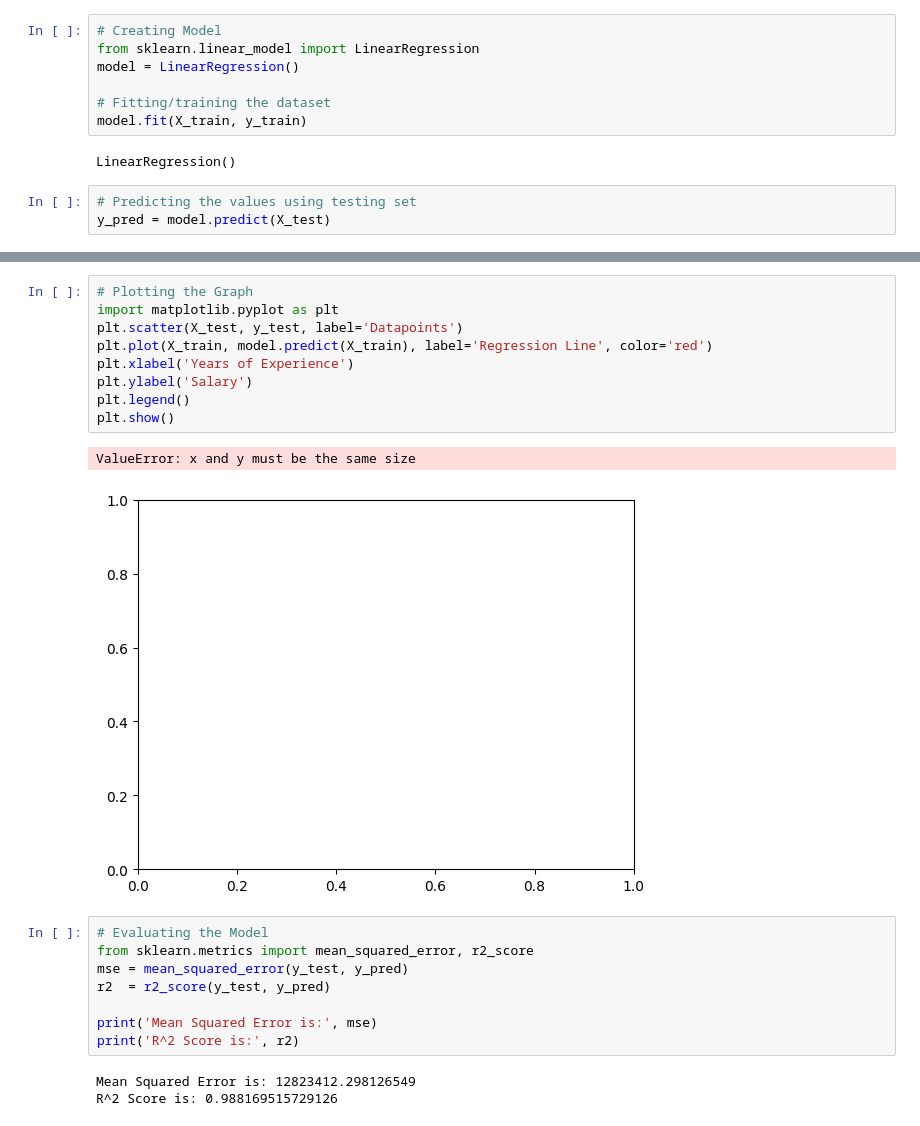
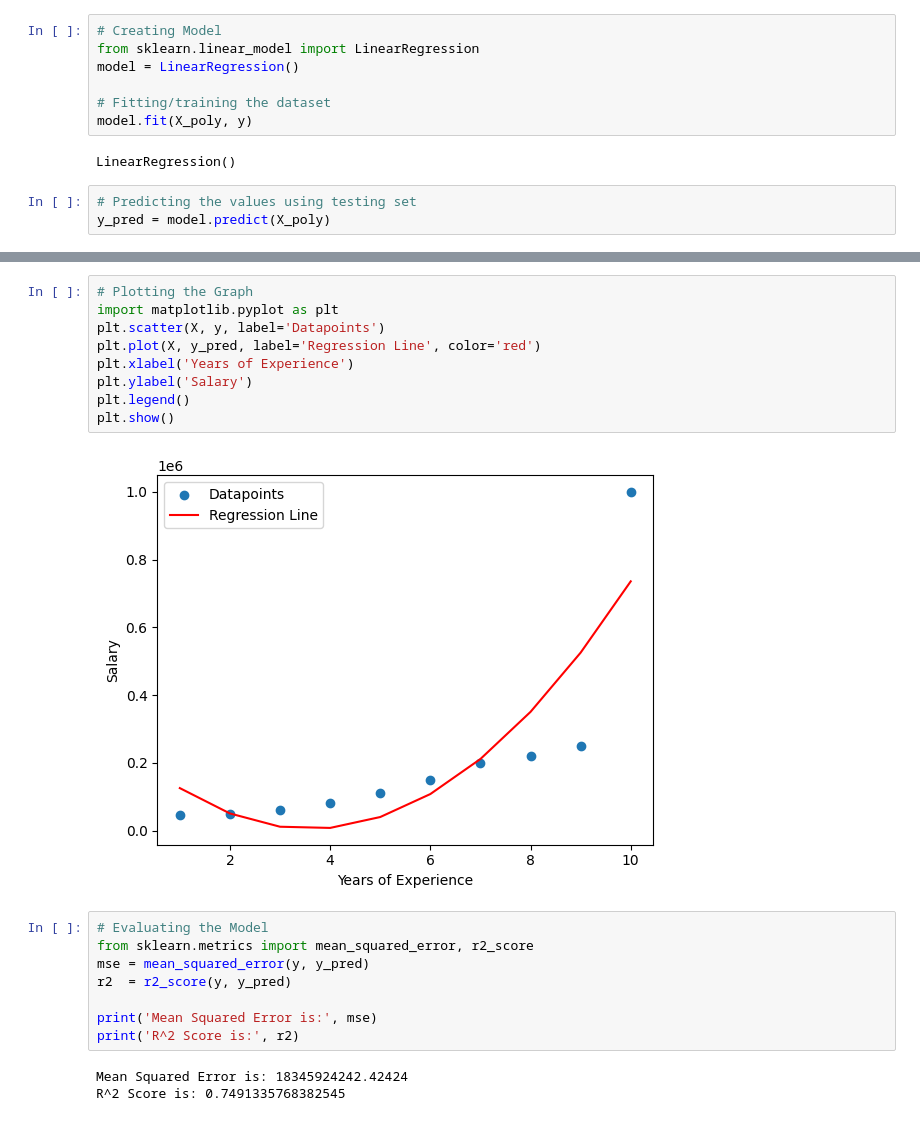
Before and after one commit to Kingstan070/ML-AI-LAB, a Jupyter notebook: Regression Code/Polynomial_Regression.ipynb, the cells around one changed output, grey strips where cells are left out. Drawn from its saved outputs; the diff is of its cells as text.

Commit message:
edited Polynomial regression program

```diff
--- a/Regression Code/Polynomial_Regression.ipynb
+++ b/Regression Code/Polynomial_Regression.ipynb
@@ -47,9 +44,9 @@ from sklearn.linear_model import LinearRegression
 model = LinearRegression()
 
 # Fitting/training the dataset
-model.fit(X_train, y_train)
+model.fit(X_poly, y)
 # %% [output]
 LinearRegression()
 # %%
 # Predicting the values using testing set
-y_pred = model.predict(X_test)
+y_pred = model.predict(X_poly)
@@ -67,23 +53,22 @@ array([[  1.,   5.,  25.],
 # %%
 # Plotting the Graph
 import matplotlib.pyplot as plt
-plt.scatter(X_test, y_test, label='Datapoints')
-plt.plot(X_train, model.predict(X_train), label='Regression Line', color='red')
+plt.scatter(X, y, label='Datapoints')
+plt.plot(X, y_pred, label='Regression Line', color='red')
 plt.xlabel('Years of Experience')
 plt.ylabel('Salary')
 plt.legend()
 plt.show()
 # %% [output]
-ValueError: x and y must be the same size
-[figure, old version]
+[figure, new version]
 # %%
 # Evaluating the Model
 from sklearn.metrics import mean_squared_error, r2_score
-mse = mean_squared_error(y_test, y_pred)
-r2  = r2_score(y_test, y_pred)
+mse = mean_squared_error(y, y_pred)
+r2  = r2_score(y, y_pred)
 
 print('Mean Squared Error is:', mse)
 print('R^2 Score is:', r2)
 # %% [output]
-Mean Squared Error is: 12823412.298126549
-R^2 Score is: 0.988169515729126
+Mean Squared Error is: 18345924242.42424
+R^2 Score is: 0.7491335768382545
```
Also changed, not shown: parts of 3 cells of this notebook.
